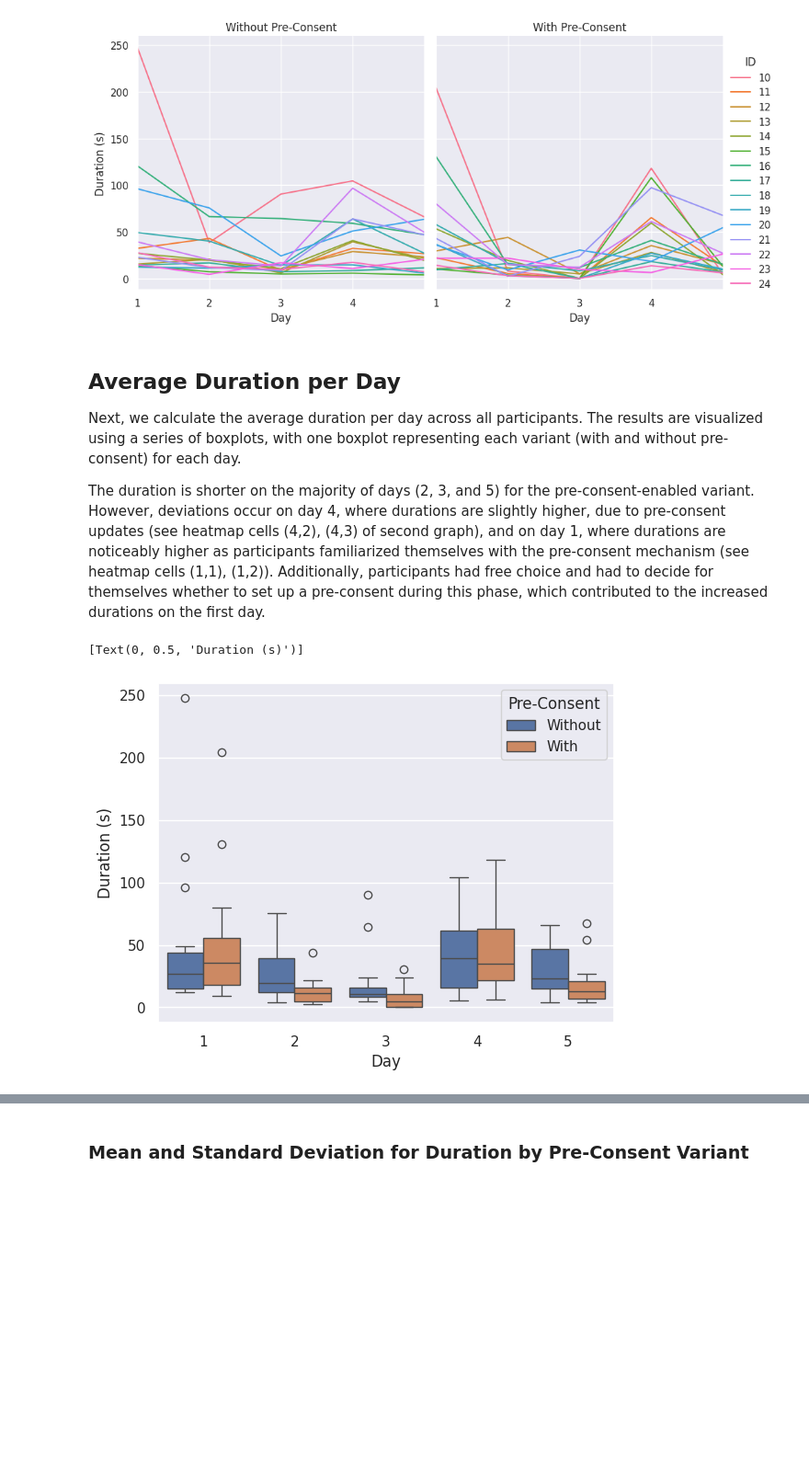
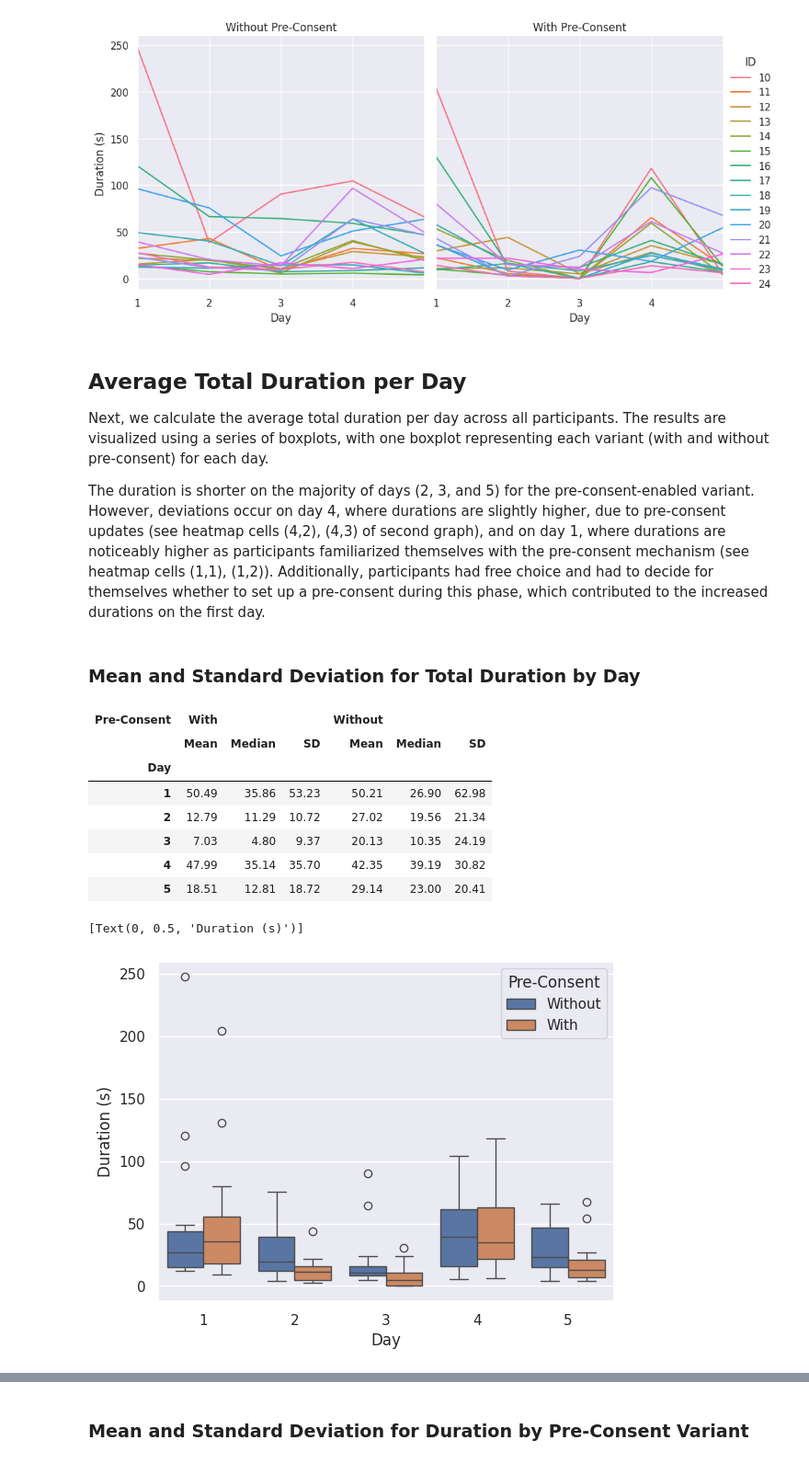
Before and after one commit to simon-lund/masterthesis_evaluation, a Jupyter notebook: efficiency.ipynb, the cells around one changed output, grey strips where cells are left out. Shown at 92% size. Saved outputs shown, nothing was run; the diff lists cells and outputs as text; code cells hidden in the pictures; blank space fills up the shorter version.

```diff
--- a/efficiency.ipynb
+++ b/efficiency.ipynb
@@ -159,24 +160,48 @@ ax.set_titles('{col_name} Pre-Consent')
 <seaborn.axisgrid.FacetGrid at 0x...>
 [figure]
 # %% [markdown]
-## Average Duration per Day
-Next, we calculate the average duration per day across all participants.
+## Average Total Duration per Day
+Next, we calculate the average total duration per day across all participants.
 The results are visualized using a series of boxplots, with one boxplot representing each variant (with and without pre-consent) for each day.
 
 The duration is shorter on the majority of days (2, 3, and 5) for the pre-consent-enabled variant.
 However, deviations occur on day 4, where durations are slightly higher, due to pre-consent updates (see heatmap cells (4,2), (4,3) of second graph), and on day 1, where durations are noticeably higher as participants familiarized themselves with the pre-consent mechanism (see heatmap cells (1,1), (1,2)).
 Additionally, participants had free choice and had to decide for themselves whether to set up a pre-consent during this phase, which contributed to the increased durations on the first day.
 # %%
+day_duration_df = df.groupby(['Pre-Consent', 'Day', 'ID'])['Duration'].sum()
+
+
+day_duration_stats = day_duration_df.groupby(['Pre-Consent', 'Day']).agg(['mean', 'std', 'median']).round(2).reset_index()
+day_duration_stats.columns = ['Pre-Consent', 'Day', 'Mean', 'SD', 'Median']
+
+# Pivot the table
+day_duration_stats = day_duration_stats.pivot(index='Day', columns='Pre-Consent', values=['Mean', 'SD', 'Median'])
+day_duration_stats = day_duration_stats.reorder_levels([1, 0], axis=1).sort_index(axis=1, level=0)
+
+# Display the table
+display(Markdown("### Mean and Standard Deviation for Total Duration by Day"))
+display(day_duration_stats)
+
+
 ax = sns.boxplot(
     data=duration_per_day.reset_index(),
     x='Day',
     y='Duration',
     hue='Pre-Consent',
     hue_order=['Without', 'With']
 )
 
 ax.set(ylabel="Duration (s)")
 # %% [output]
+### Mean and Standard Deviation for Total Duration by Day
+| Pre-Consent | With |  |  | Without |  |  |
+|  | Mean | Median | SD | Mean | Median | SD |
+| Day |  |  |  |  |  |  |
+| 1 | 50.49 | 35.86 | 53.23 | 50.21 | 26.90 | 62.98 |
+| 2 | 12.79 | 11.29 | 10.72 | 27.02 | 19.56 | 21.34 |
+| 3 | 7.03 | 4.80 | 9.37 | 20.13 | 10.35 | 24.19 |
+| 4 | 47.99 | 35.14 | 35.70 | 42.35 | 39.19 | 30.82 |
+| 5 | 18.51 | 12.81 | 18.72 | 29.14 | 23.00 | 20.41 |
 [Text(0, 0.5, 'Duration (s)')]
 [figure]
 # %% [markdown]
```
Also changed, not shown: parts of 10 cells of this notebook.
